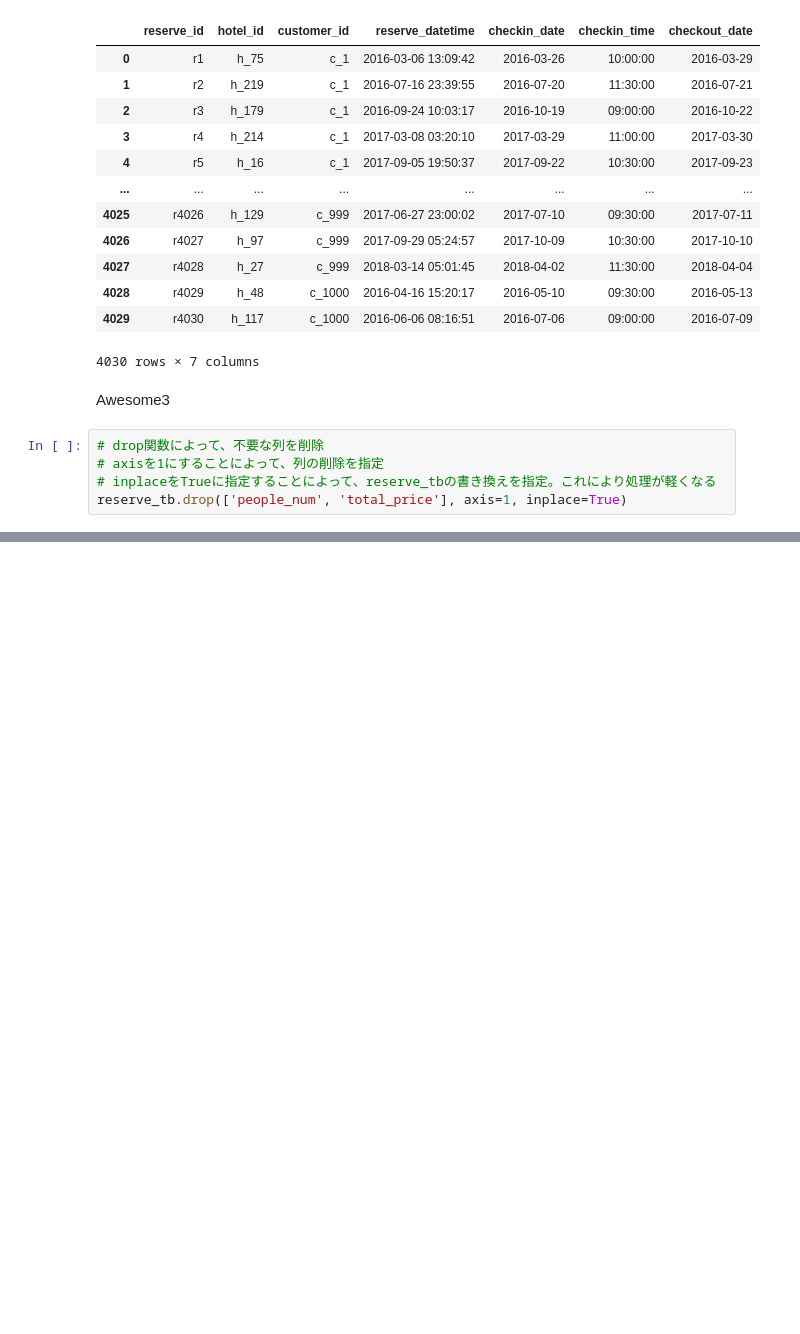
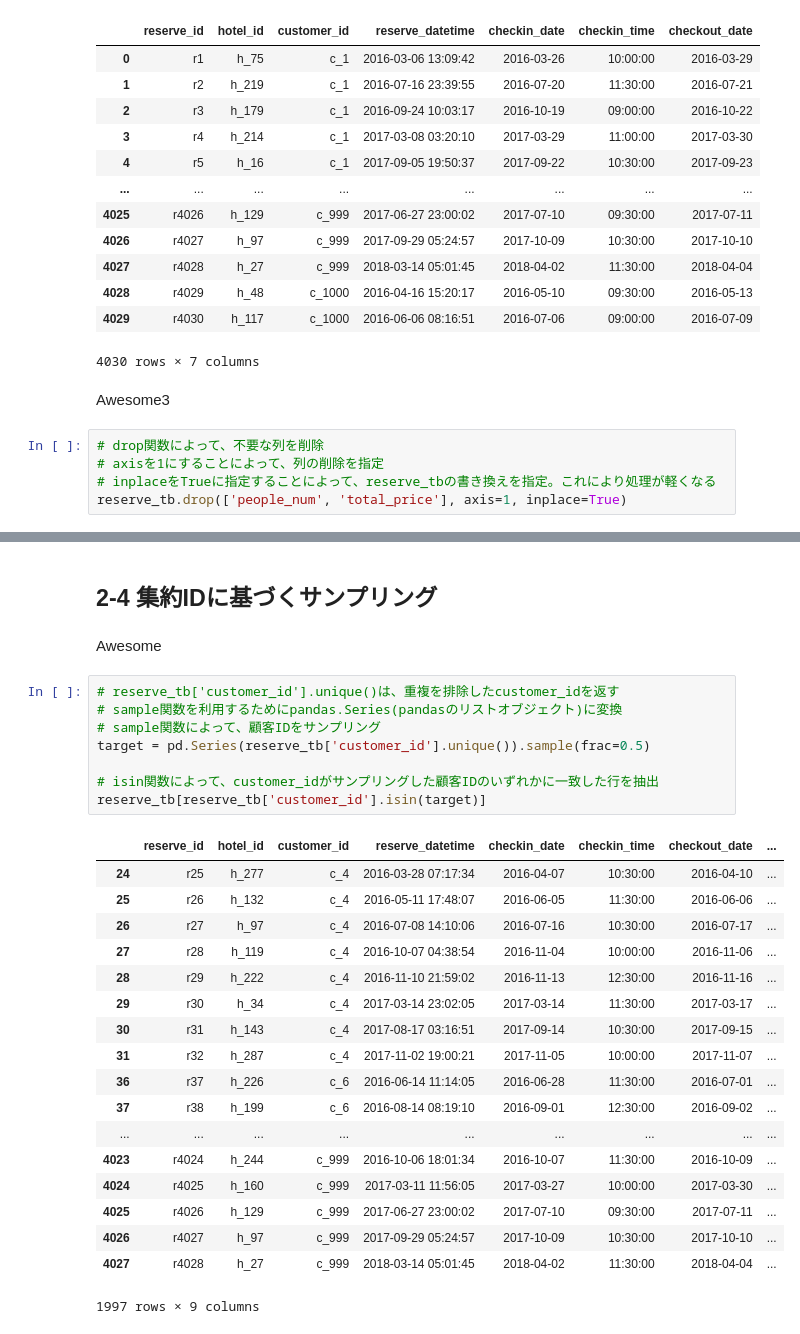
Before and after one commit to KaoruBB/awesomebook, a Jupyter notebook: preprocess/002_selection/002_selection.ipynb, the cells around one changed output, grey strips where cells are left out. Cells and saved outputs as stored; diff of their text form; blank space fills up the shorter version.

```diff
--- a/preprocess/002_selection/002_selection.ipynb
+++ b/preprocess/002_selection/002_selection.ipynb
@@ -111,0 +160,31 @@ reserve_tb.drop(['people_num', 'total_price'], axis=1, inplace=True)
+# %% [markdown]
+## 2-4 集約IDに基づくサンプリング
+# %% [markdown]
+Awesome
+# %%
+# reserve_tb['customer_id'].unique()は、重複を排除したcustomer_idを返す
+# sample関数を利用するためにpandas.Series(pandasのリストオブジェクト)に変換
+# sample関数によって、顧客IDをサンプリング
+target = pd.Series(reserve_tb['customer_id'].unique()).sample(frac=0.5)
+
+# isin関数によって、customer_idがサンプリングした顧客IDのいずれかに一致した行を抽出
+reserve_tb[reserve_tb['customer_id'].isin(target)]
+# %% [output]
+|  | reserve_id | hotel_id | customer_id | reserve_datetime | checkin_date | checkin_time | checkout_date | ... |
+| 24 | r25 | h_277 | c_4 | 2016-03-28 07:17:34 | 2016-04-07 | 10:30:00 | 2016-04-10 | ... |
+| 25 | r26 | h_132 | c_4 | 2016-05-11 17:48:07 | 2016-06-05 | 11:30:00 | 2016-06-06 | ... |
+| 26 | r27 | h_97 | c_4 | 2016-07-08 14:10:06 | 2016-07-16 | 10:30:00 | 2016-07-17 | ... |
+| 27 | r28 | h_119 | c_4 | 2016-10-07 04:38:54 | 2016-11-04 | 10:00:00 | 2016-11-06 | ... |
+| 28 | r29 | h_222 | c_4 | 2016-11-10 21:59:02 | 2016-11-13 | 12:30:00 | 2016-11-16 | ... |
+| 29 | r30 | h_34 | c_4 | 2017-03-14 23:02:05 | 2017-03-14 | 11:30:00 | 2017-03-17 | ... |
+| 30 | r31 | h_143 | c_4 | 2017-08-17 03:16:51 | 2017-09-14 | 10:30:00 | 2017-09-15 | ... |
+| 31 | r32 | h_287 | c_4 | 2017-11-02 19:00:21 | 2017-11-05 | 10:00:00 | 2017-11-07 | ... |
+| 36 | r37 | h_226 | c_6 | 2016-06-14 11:14:05 | 2016-06-28 | 11:30:00 | 2016-07-01 | ... |
+| 37 | r38 | h_199 | c_6 | 2016-08-14 08:19:10 | 2016-09-01 | 12:30:00 | 2016-09-02 | ... |
+| ... | ... | ... | ... | ... | ... | ... | ... | ... |
+| 4023 | r4024 | h_244 | c_999 | 2016-10-06 18:01:34 | 2016-10-07 | 11:30:00 | 2016-10-09 | ... |
+| 4024 | r4025 | h_160 | c_999 | 2017-03-11 11:56:05 | 2017-03-27 | 10:00:00 | 2017-03-30 | ... |
+| 4025 | r4026 | h_129 | c_999 | 2017-06-27 23:00:02 | 2017-07-10 | 09:30:00 | 2017-07-11 | ... |
+| 4026 | r4027 | h_97 | c_999 | 2017-09-29 05:24:57 | 2017-10-09 | 10:30:00 | 2017-10-10 | ... |
+| 4027 | r4028 | h_27 | c_999 | 2018-03-14 05:01:45 | 2018-04-02 | 11:30:00 | 2018-04-04 | ... |
+1997 rows × 9 columns
```
Also changed, not shown: parts of 13 cells of this notebook, 2 other files.
